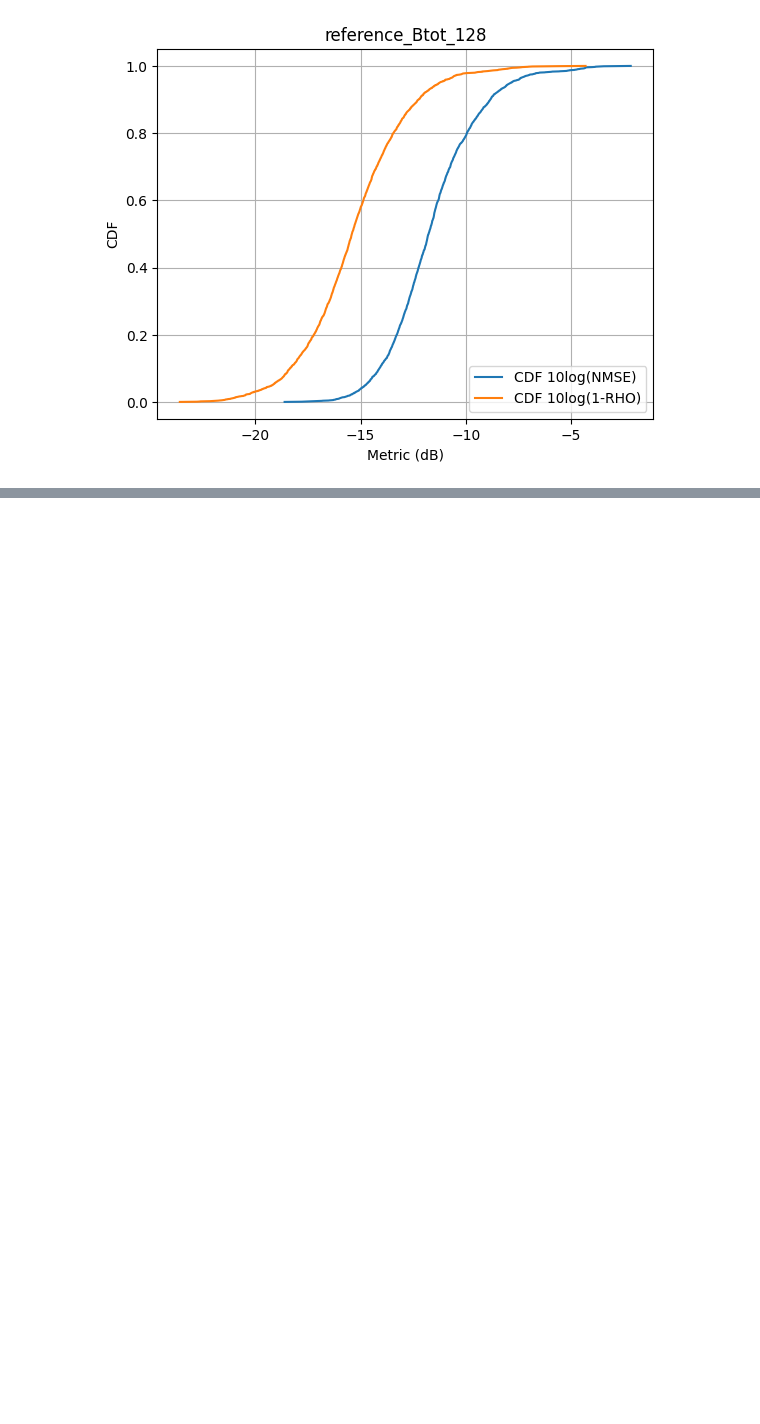
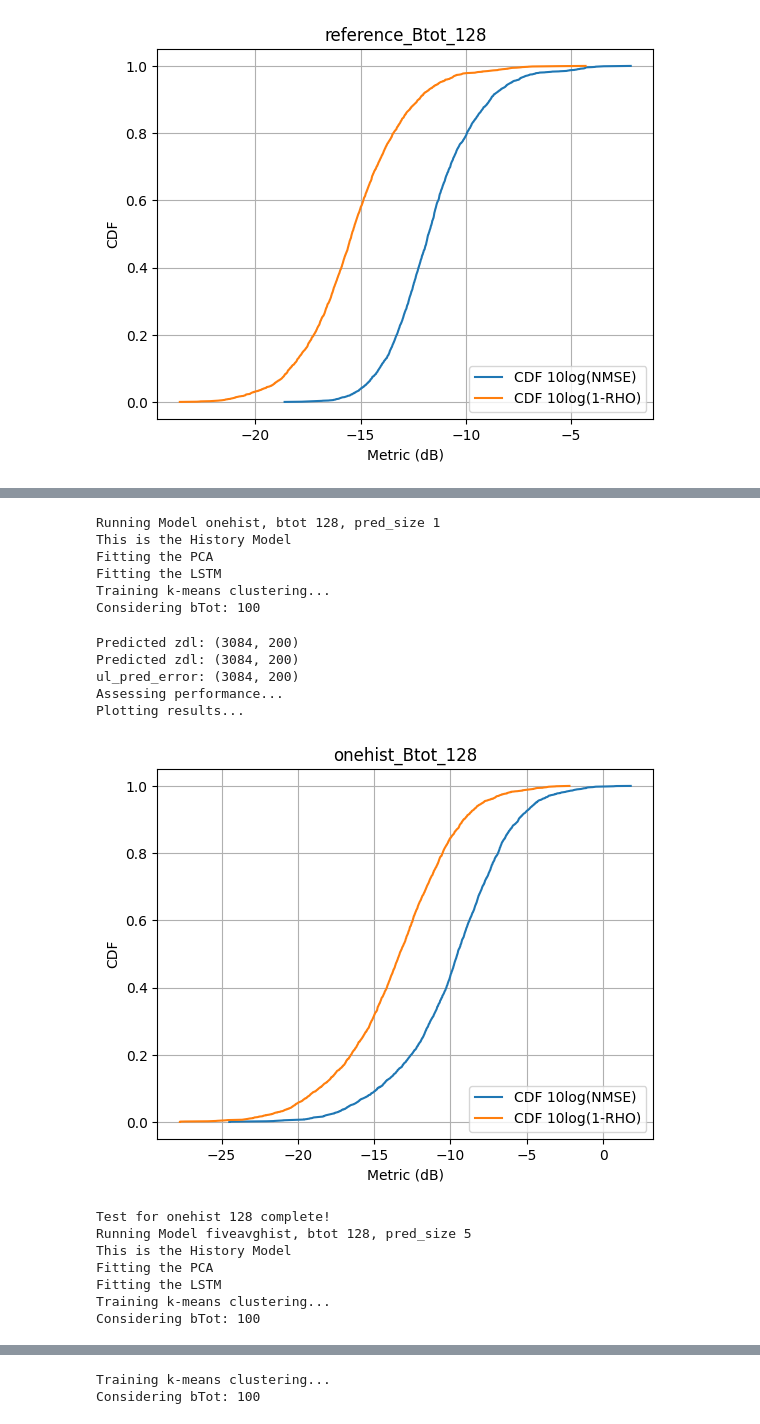
Before and after one commit to dziper/NonstaticCSI, a Jupyter notebook: project/bulk_test.ipynb, the cells around one changed output, grey strips where cells are left out. Saved outputs shown, nothing was run; the diff lists cells and outputs as text; code cells hidden in the pictures; blank space fills up the shorter version.

```diff
--- a/project/bulk_test.ipynb
+++ b/project/bulk_test.ipynb
@@ -136,0 +260,77 @@ Plotting results...
+# %%
+
+this_cfg = utils.Config(
+    num_rx_antennas=1,
+    num_tx_antennas=32,
+    num_subcarriers=80,
+    train_test_split=0.8,
+    data_root="../data/dataset2",
+    reduce_pca_overhead=False,
+    epochs=10,
+    compression_rate_dct=0.6,
+    predictor_window_size = 5,
+    total_bits=128,
+    results_save_path="../results",
+    compressor_type="kmeans",
+    preprocessor_type="real_imag",
+    trunc_lstm_pred=20,
+    max_pca_coeffs=200
+    # duplicate_data=1,
+    # data_snr=-1
+)
+
+matlab = matlab.engine.start_matlab()
+this_cfg = dataclasses.replace(this_cfg, predictor_window_size=1)
+runner.run_model(
+    this_cfg,
+    matlab,
+    lstm_model.SimpleHistoryModel,
+    f"onehist",
+    # simulation=True
+)
+
+this_cfg = dataclasses.replace(this_cfg, predictor_window_size=5)
+runner.run_model(
+    this_cfg,
+    matlab,
+    lstm_model.SimpleHistoryModel,
+    f"fiveavghist",
+    # simulation=True
+)
+
+runner.run_model(
+    this_cfg,
+    matlab,
+    lstm_model.FullLSTMModel,
+    f"lstm_pca{this_cfg.max_pca_coeffs}",
+    # simulation=True
+)
+
+this_cfg = dataclasses.replace(this_cfg, max_pca_coeffs=500, predictor_window_size=5)
+runner.run_reference_model(
+    this_cfg,
+    matlab,
+    reference_impl.FullReferenceModel,
+    f"ref",
+    # simulation=True
+)
+# %% [output]
+Running Model onehist, btot 128, pred_size 1
+This is the History Model
+Fitting the PCA
+Fitting the LSTM
+Training k-means clustering...
+Considering bTot: 100
+Predicted zdl: (3084, 200)
+Predicted zdl: (3084, 200)
+ul_pred_error: (3084, 200)
+Assessing performance...
+Plotting results...
+[figure, added]
+Test for onehist 128 complete!
+Running Model fiveavghist, btot 128, pred_size 5
+This is the History Model
+Fitting the PCA
+Fitting the LSTM
+Training k-means clustering...
+Considering bTot: 100
@@ -136,0 +348,2 @@ Plotting results...
+Training k-means clustering...
+Considering bTot: 100
```
Also changed, not shown: parts of 4 cells of this notebook, 3 other files.
